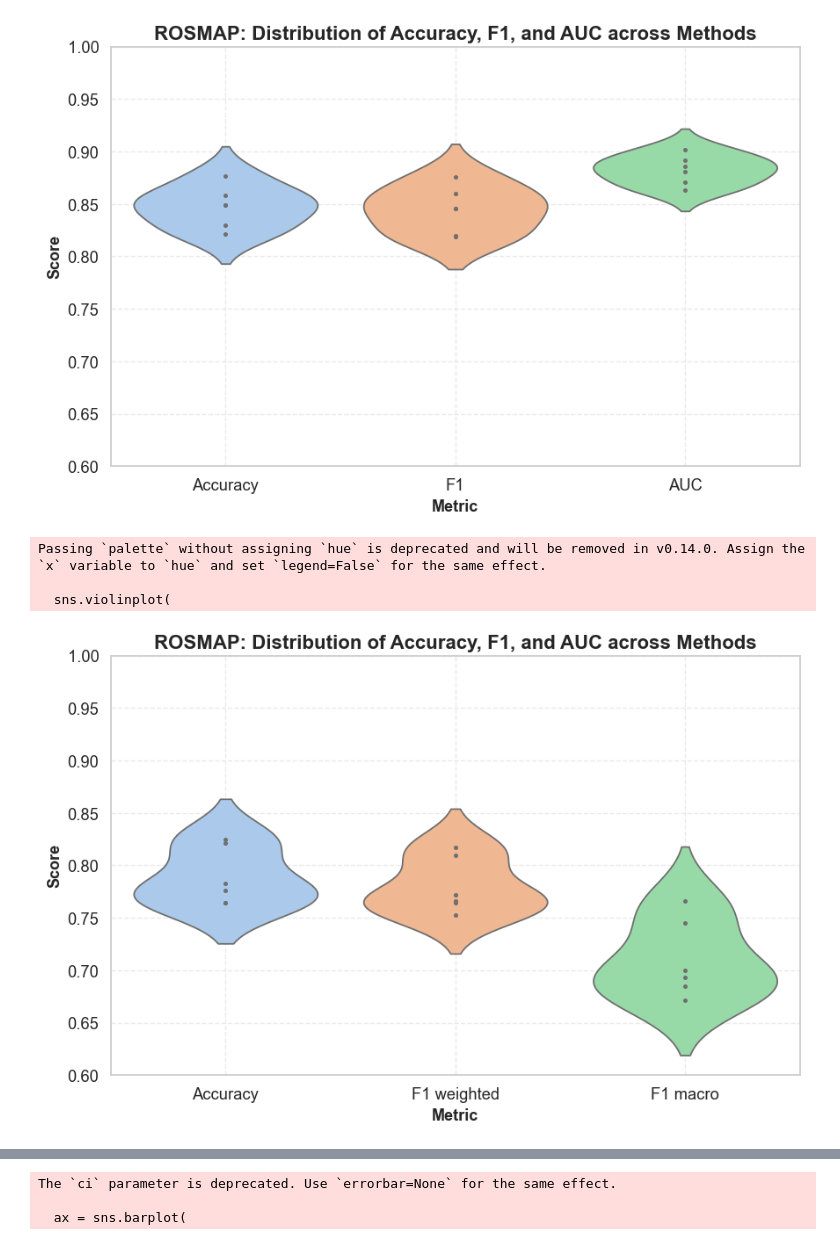
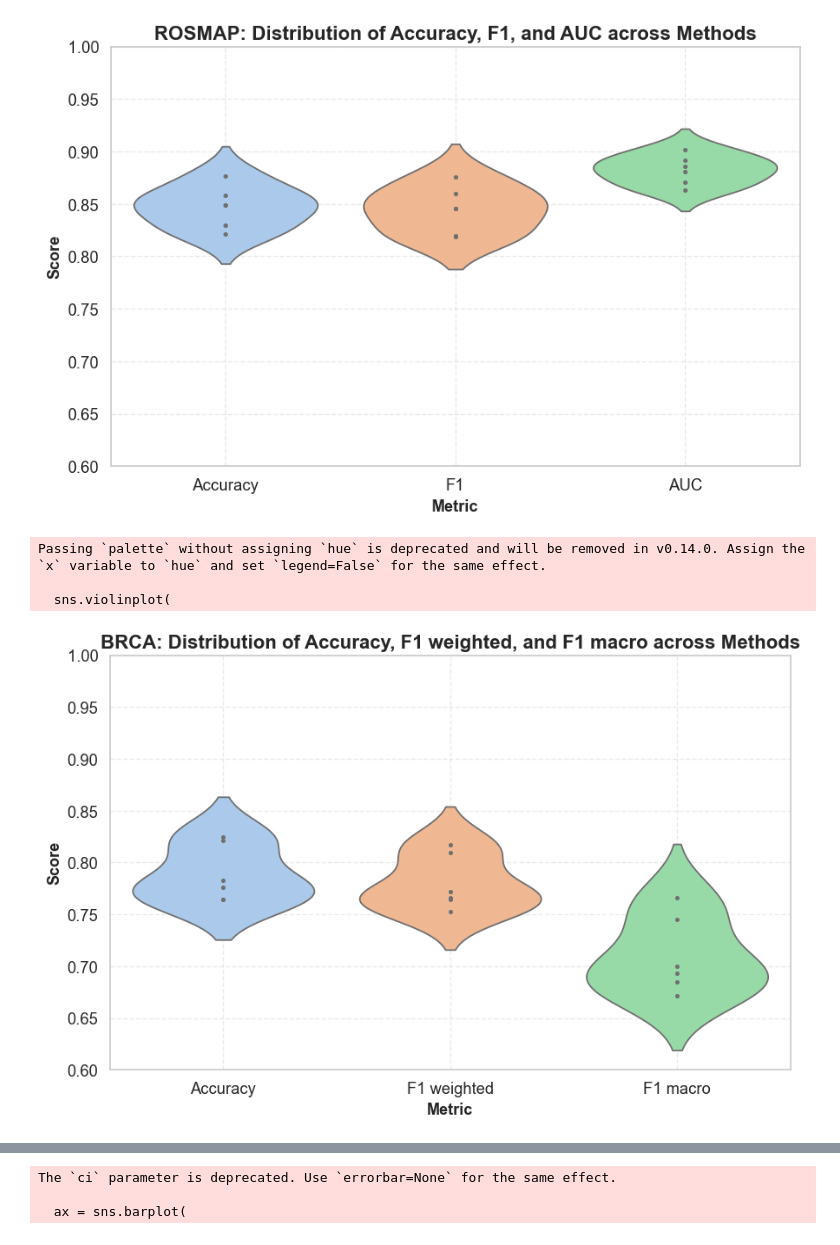
Before and after one commit to rayhankhan2192/multi-omics-similarity-network, a Jupyter notebook: barchart.ipynb, the cells around one changed output, grey strips where cells are left out. Saved outputs shown, nothing was run; the diff lists cells and outputs as text; code cells hidden in the pictures.

```diff
--- a/barchart.ipynb
+++ b/barchart.ipynb
@@ -1356,35 +1356,35 @@ df = pd.DataFrame(data)
 
 # Melt into long format
 df_melt = df.melt(id_vars=["Method"], value_vars=["Accuracy", "F1 weighted", "F1 macro"],
                   var_name="Metric", value_name="Value")
 
 # Plot
 plt.figure(figsize=(9, 6))
 sns.set(style="whitegrid", font_scale=1.2)
 
 sns.violinplot(
     data=df_melt,
     x="Metric",
     y="Value",
     inner="point",
     linewidth=1.3,
     palette="pastel"
 )
 
 # Formatting
-plt.title("ROSMAP: Distribution of Accuracy, F1, and AUC across Methods", fontsize=16, weight='bold')
+plt.title("BRCA: Distribution of Accuracy, F1 weighted, and F1 macro across Methods", fontsize=16, weight='bold')
 plt.xlabel("Metric", fontsize=13, weight='bold')
 plt.ylabel("Score", fontsize=13, weight='bold')
 plt.ylim(0.6, 1.0)
 plt.grid(True, linestyle='--', alpha=0.4)
 plt.tight_layout()
 #plt.savefig("rosmap_violin_plot.png", dpi=300)
 plt.show()
 # %% [output]
 Passing `palette` without assigning `hue` is deprecated and will be removed in v0.14.0. Assign the `x` variable to `hue` and set `legend=False` for the same effect.
 
   sns.violinplot(
-[figure, old version]
+[figure, new version]
 # %%
 import matplotlib.pyplot as plt
 import seaborn as sns
```
Also changed, not shown: parts of 4 cells of this notebook.
